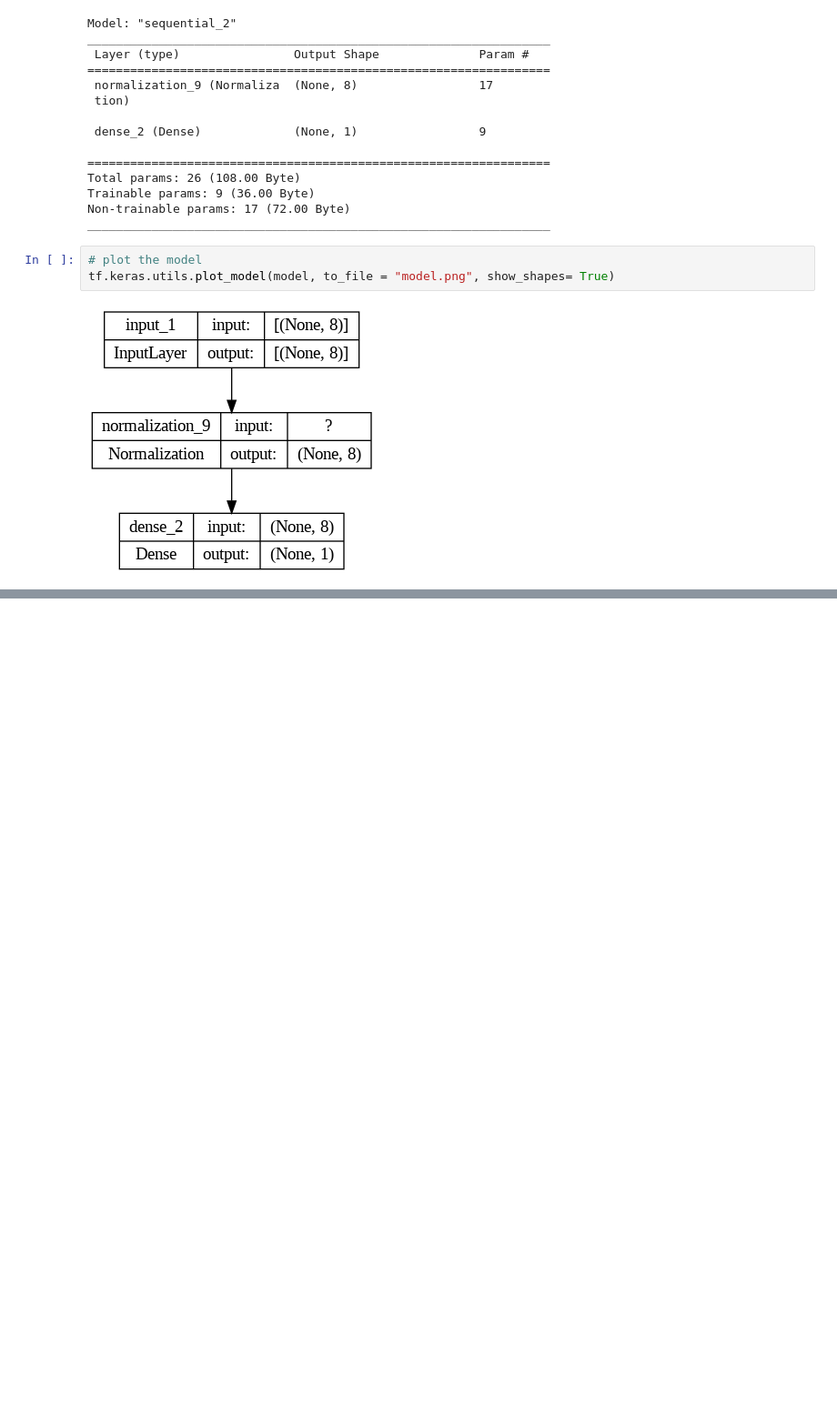
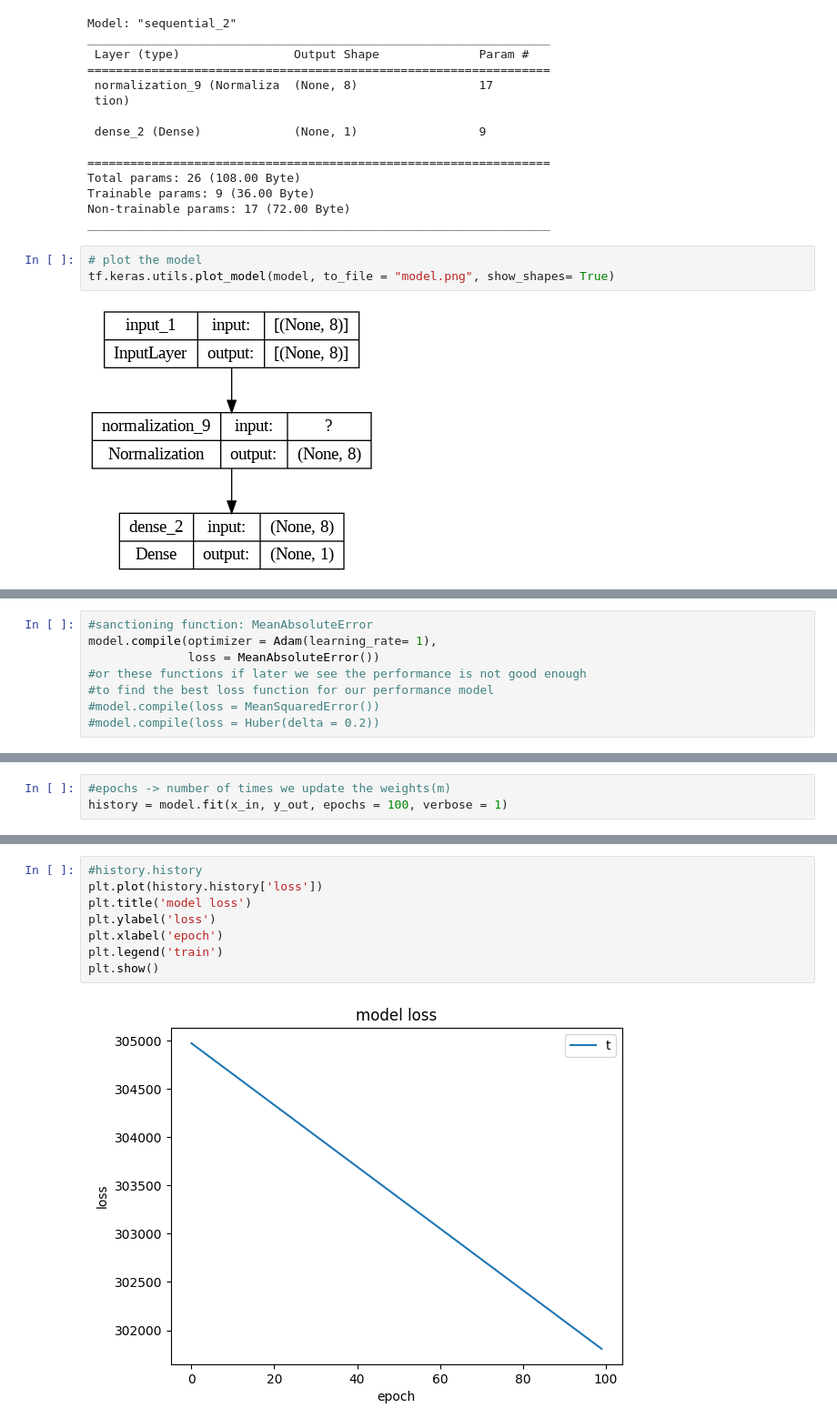
Before and after one commit to Soodeh84/DL_for_Computervision, a Jupyter notebook: NeuralNetworks_CarPricePrediction.ipynb, the cells around one changed output, grey strips where cells are left out. Shown at 91% size. Drawn from its saved outputs; the diff is of its cells as text; blank space fills up the shorter version.

Commit message:
add Error_Sanctioning & Training_and_Optimization

```diff
--- a/NeuralNetworks_CarPricePrediction.ipynb
+++ b/NeuralNetworks_CarPricePrediction.ipynb
@@ -113,0 +123,8 @@ tf.keras.utils.plot_model(model, to_file = "model.png", show_shapes= True)
+# %%
+#sanctioning function: MeanAbsoluteError
+model.compile(optimizer = Adam(learning_rate= 1),
+              loss = MeanAbsoluteError())
+#or these functions if later we see the performance is not good enough
+#to find the best loss function for our performance model
+#model.compile(loss = MeanSquaredError())
+#model.compile(loss = Huber(delta = 0.2))
@@ -113,0 +137,3 @@ tf.keras.utils.plot_model(model, to_file = "model.png", show_shapes= True)
+# %%
+#epochs -> number of times we update the weights(m)
+history = model.fit(x_in, y_out, epochs = 100, verbose = 1)
@@ -113,0 +158,10 @@ tf.keras.utils.plot_model(model, to_file = "model.png", show_shapes= True)
+# %%
+#history.history
+plt.plot(history.history['loss'])
+plt.title('model loss')
+plt.ylabel('loss')
+plt.xlabel('epoch')
+plt.legend('train')
+plt.show()
+# %% [output]
+[figure, added]
```
Also changed, not shown: parts of 5 cells of this notebook.
